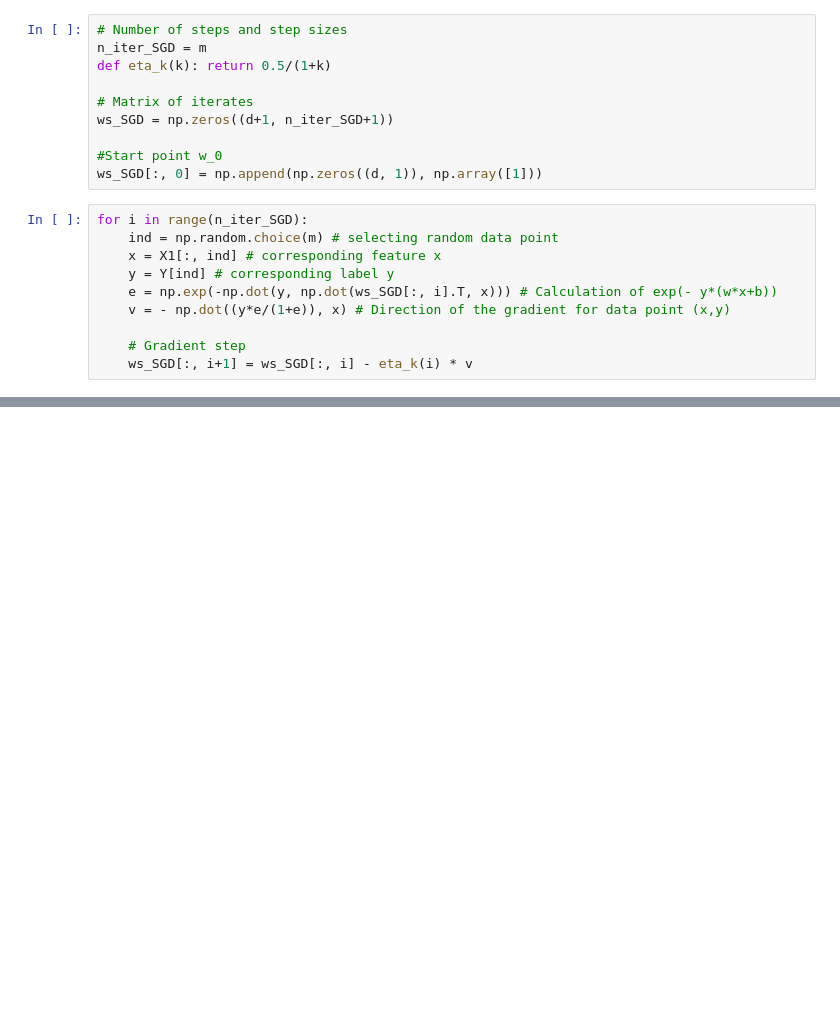
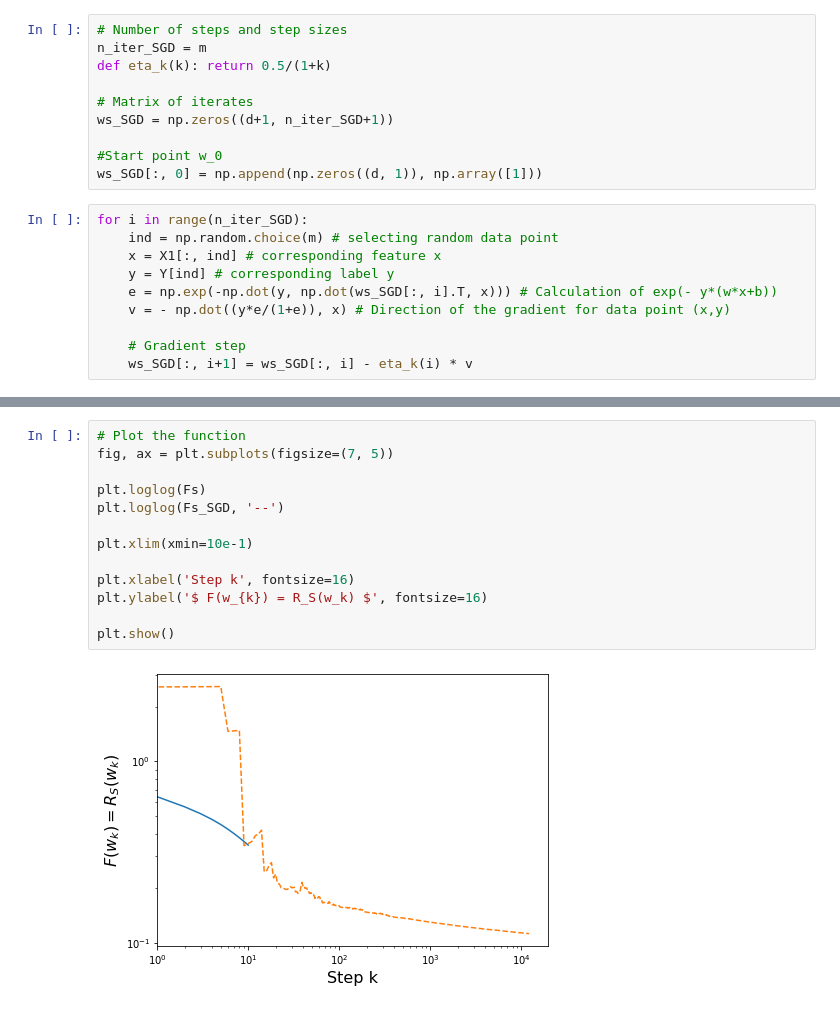
Before and after one commit to Meline-12/Python-Scripts-for-Mathematics-of-Machine-Learning, a Jupyter notebook: 7. Stochastic Gradient Descent/SGD MNIST Script.ipynb, the cells around one changed output, grey strips where cells are left out. Saved outputs shown, nothing was run; the diff lists cells and outputs as text; blank space fills up the shorter version.

```diff
--- a/7. Stochastic Gradient Descent/SGD MNIST Script.ipynb
+++ b/7. Stochastic Gradient Descent/SGD MNIST Script.ipynb
@@ -127,0 +149,15 @@ plt.show()
+# %%
+# Plot the function
+fig, ax = plt.subplots(figsize=(7, 5))
+
+plt.loglog(Fs)
+plt.loglog(Fs_SGD, '--')
+
+plt.xlim(xmin=10e-1)
+
+plt.xlabel('Step k', fontsize=16)
+plt.ylabel('$ F(w_{k}) = R_S(w_k) $', fontsize=16)
+
+plt.show()
+# %% [output]
+[figure, added]
```
Also changed, not shown: parts of 9 cells of this notebook, 10 other files.
